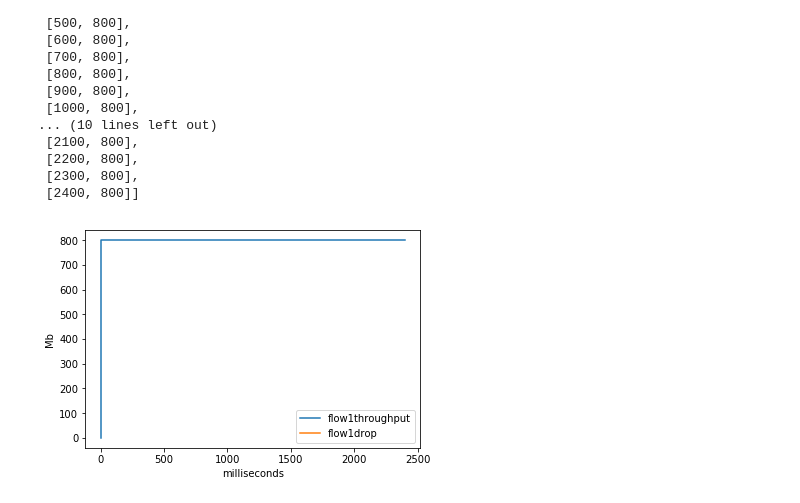
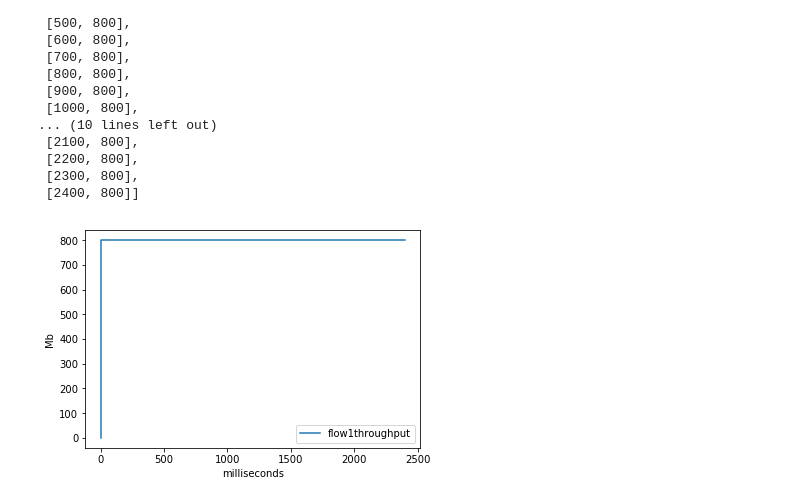
Before and after one commit to esnet/calibers, a Jupyter notebook: simulator/Tutorial.ipynb, the cells around one changed output. Drawn from its saved outputs; the diff is of its cells as text; code cells hidden in the pictures.

```diff
--- a/simulator/Tutorial.ipynb
+++ b/simulator/Tutorial.ipynb
@@ -151,7 +151,7 @@ flow1.receive_data
  [2400, 800]]
 # %%
 flow1.plot_receive()
-flow1.plot_drop()
+#flow1.plot_drop()
 topo.show_plots()
 # %% [output]
-[figure, old version]
+[figure, new version]
```
Also changed, not shown: parts of 7 cells of this notebook.
